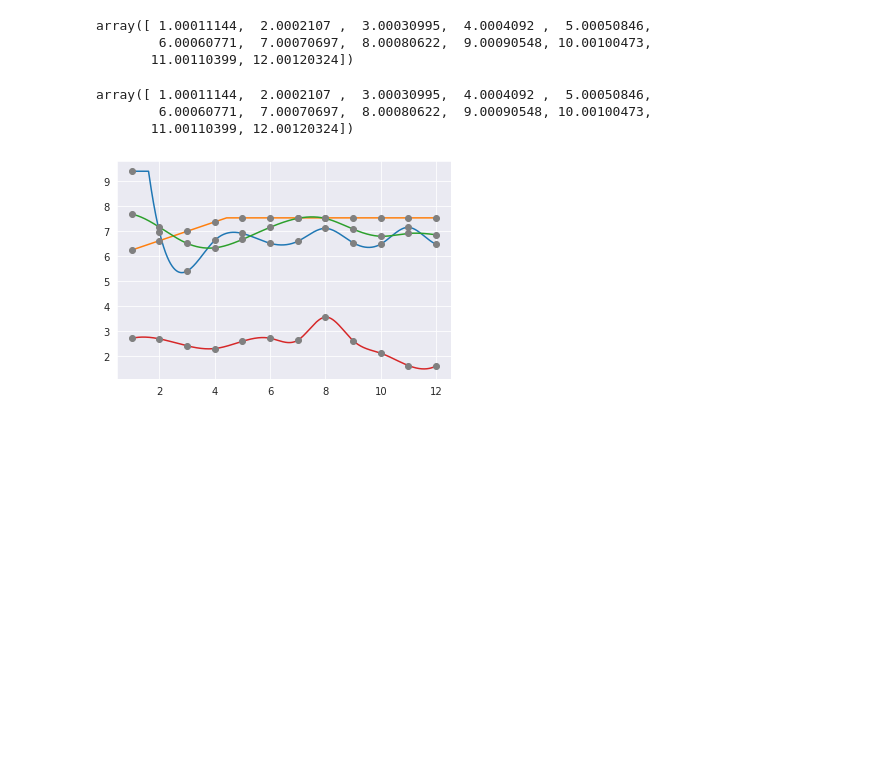
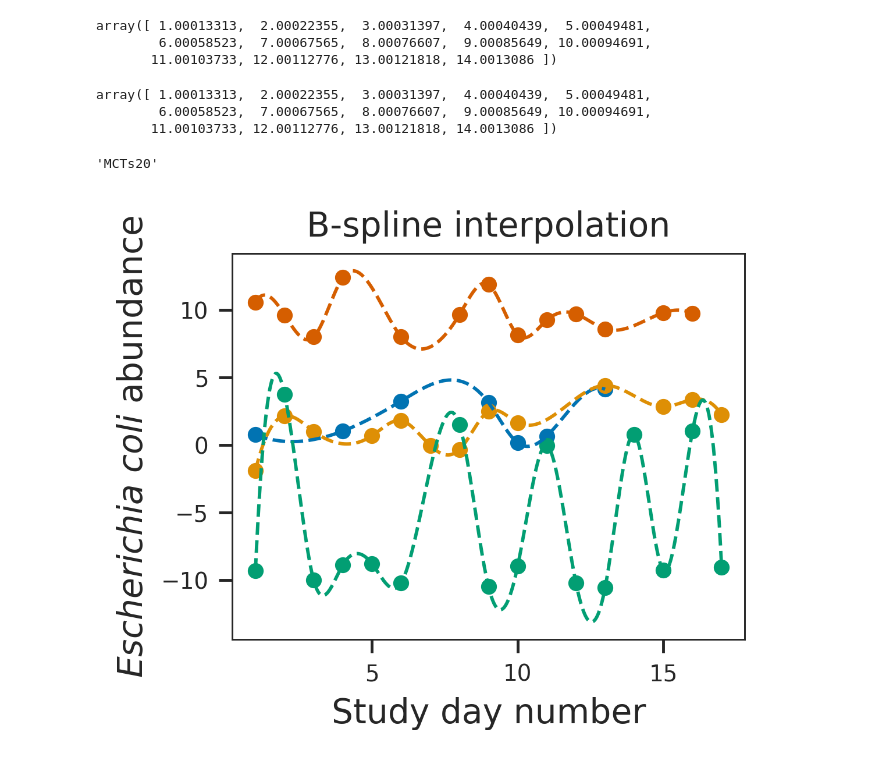
Before and after one commit to knights-lab/foodworks, a Jupyter notebook: notebooks/2_temporal_alignments_pairwise.ipynb, the cells around one changed output. Cells and saved outputs as stored; diff of their text form; code cells hidden in the pictures; blank space fills up the shorter version.

```diff
--- a/notebooks/2_temporal_alignments_pairwise.ipynb
+++ b/notebooks/2_temporal_alignments_pairwise.ipynb
@@ -33,7 +33,7 @@ from scipy import interpolate
 df_tax_splines = pd.read_csv("../results/tax_clr_splines.csv", index_col=0)
 # %%
 # PARAMETERS
-PRESENCE_THRESHOLD = .95
+PRESENCE_THRESHOLD = .25
 SAMPLING_RATE = 1
 OVERLAP_THRESHOLD = .8
 
@@ -43,4 +43,4 @@ min_study_day_no = df_tax_splines.index.min()
 a_values = np.arange(0.01, 3.01, .01)
 b_values = np.arange(-max_study_day_no, max_study_day_no + .5, .5)
 
-index_splines = np.arange(min_study_day_no, max_study_day_no * .8, SAMPLING_RATE, dtype="int")
+index_splines = np.arange(min_study_day_no, (max_study_day_no + 1 ) * .8, SAMPLING_RATE, dtype="int")
@@ -418,7 +363,7 @@ plt.show()
 # %%
 current = "MCTs36"
 reference = best_aligner
-taxonomy = 'k__Bacteria;p__Bacteroidota;c__Bacteroidia;o__Bacteroidales;f__Bacteroidaceae;g__Bacteroides;s__Bacteroides_uniformis'
+taxonomy = 'k__Bacteria;p__Proteobacteria;c__Gammaproteobacteria;o__Enterobacterales;f__Enterobacteriaceae;g__Escherichia;s__Escherichia_coli'
 
 # for row in df_alignment_results.query(f"reference == '{best_aligner}'").iterrrows():
 
@@ -463,51 +408,83 @@ plt.show()
 # %%
 inv_linear_warp(row['a'].values[0], row['b'].values[0], index_splines)
 # %% [output]
-array([ 1.00011144,  2.0002107 ,  3.00030995,  4.0004092 ,  5.00050846,
-        6.00060771,  7.00070697,  8.00080622,  9.00090548, 10.00100473,
-       11.00110399, 12.00120324])
+array([ 1.00013313,  2.00022355,  3.00031397,  4.00040439,  5.00049481,
+        6.00058523,  7.00067565,  8.00076607,  9.00085649, 10.00094691,
+       11.00103733, 12.00112776, 13.00121818, 14.0013086 ])
 # %%
 index_realtime = linear_warp(row['a'].values[0], row['b'].values[0], index_splines)
 # %%
 inv_linear_warp(row['a'].values[0], row['b'].values[0], index_splines)
 # %% [output]
-array([ 1.00011144,  2.0002107 ,  3.00030995,  4.0004092 ,  5.00050846,
-        6.00060771,  7.00070697,  8.00080622,  9.00090548, 10.00100473,
-       11.00110399, 12.00120324])
+array([ 1.00013313,  2.00022355,  3.00031397,  4.00040439,  5.00049481,
+        6.00058523,  7.00067565,  8.00076607,  9.00085649, 10.00094691,
+       11.00103733, 12.00112776, 13.00121818, 14.0013086 ])
+# %%
+best_aligner
+# %% [output]
+'MCTs20'
+# %%
+
+
+taxonomy = 'k__Bacteria;p__Proteobacteria;c__Gammaproteobacteria;o__Enterobacterales;f__Enterobacteriaceae;g__Escherichia;s__Escherichia_coli'
+
+sample_ids = ["MCTs06", "MCTs10", "MCTs18", "MCTs37", "MCTs20"]
+color_map = dict(zip(sample_ids, sns.color_palette("colorblind", 5)))
 # %%
-current = "MCTs36"
-reference = best_aligner
-taxonomy = 'k__Bacteria;p__Bacteroidota;c__Bacteroidia;o__Bacteroidales;f__Bacteroidaceae;g__Bacteroides;s__Bacteroides_uniformis'
+df_plot = pd.read_csv("../data/plot_top.txt", sep='\t', index_col=0)
 
 username_with_tax = set(df_username_presence.loc[df_username_presence.loc[:, taxonomy] > PRESENCE_THRESHOLD].index)
 
-fig, ax = plt.subplots()
+figsize = pu.get_fig_size(6.5 / 2)
+
+fig, ax = plt.subplots(figsize=figsize)
 
 ix = 0
 for name, row in df_alignment_results.query(f"reference == '{best_aligner}'").iterrows():
     current = row['current']
-    if current in username_with_tax and reference != current:
+    if current in username_with_tax and reference != current and current in color_map:
         spline_current, current_min, current_max = d_splines[current][taxonomy]
 
-        index_smooth_current = np.linspace(index_splines.min(), index_splines.max(), 10_000)
+        index_smooth_current = np.linspace(index_splines.min(), 17, 10_000)
         current_smooth_warp = linear_warp(row['a'], row['b'], index_smooth_current)
 
+        df_current = df_plot.query(f"UserName == '{current}'")
+
+        min_ix = df_current["StudyDayNo"].min()
+        max_ix = df_current["StudyDayNo"].max()
+
+        mask_smooth = (index_smooth_current >= min_ix) & (index_smooth_current <= max_ix)
+
+        mask_warp = (current_smooth_warp >= min_ix) & (current_smooth_warp <= max_ix)
+
+        ts_current_smooth = interpolate.splev(index_smooth_current, spline_current)
         ts_current_smooth_warp = interpolate.splev(current_smooth_warp, spline_current)
+        ts_current_smooth = np.clip(ts_current_smooth, current_min, current_max)
         ts_current_smooth_warp = np.clip(ts_current_smooth_warp, current_min, current_max)
 
 
         current_warp = linear_warp(row['a'], row['b'], index_splines)
 
         ts_current_warp = interpolate.splev(current_warp, spline_current)
         ts_current_warp = np.clip(ts_current_warp, current_min, current_max)
+        ts_current_warp = np.clip(ts_current_warp, current_min, current_max)
 
-        plt.plot(index_smooth_current, ts_current_smooth_warp)
-        plt.plot(index_splines, ts_current_warp, 'o', color='grey')
+        ax.scatter(df_current["StudyDayNo"], df_current["value"], color=color_map[current], label=current)
+#         plt.plot(index_smooth_current[mask_warp], ts_current_smooth_warp[mask_warp], color=color_map[current])
+        ax.plot(index_smooth_current[mask_smooth], ts_current_smooth[mask_smooth], "--", color=color_map[current], label=f"{current} spline")
+#         plt.plot(index_splines, ts_current_warp, 'o', color=color_map[current])
         ix += 1
-    if ix > 3:
-        break
+
+ax.set_ylabel("$Escherichia\\ coli$ abundance")
+ax.set_xlabel("Study day number")
+
+ax.set_title("B-spline interpolation")
+
+legend = ax.legend()
+handles = [_ for _ in legend.legendHandles]
+legend.remove()
 
 # plt.plot(index_splines, reference_max, 'ob')
-plt.show()
+pu.save_plot(fig, "samples.b.spline.interpolation")
 # %% [output]
-[figure, old version]
+[figure, new version]
```
Also changed, not shown: parts of 19 cells of this notebook, 54 other files.
